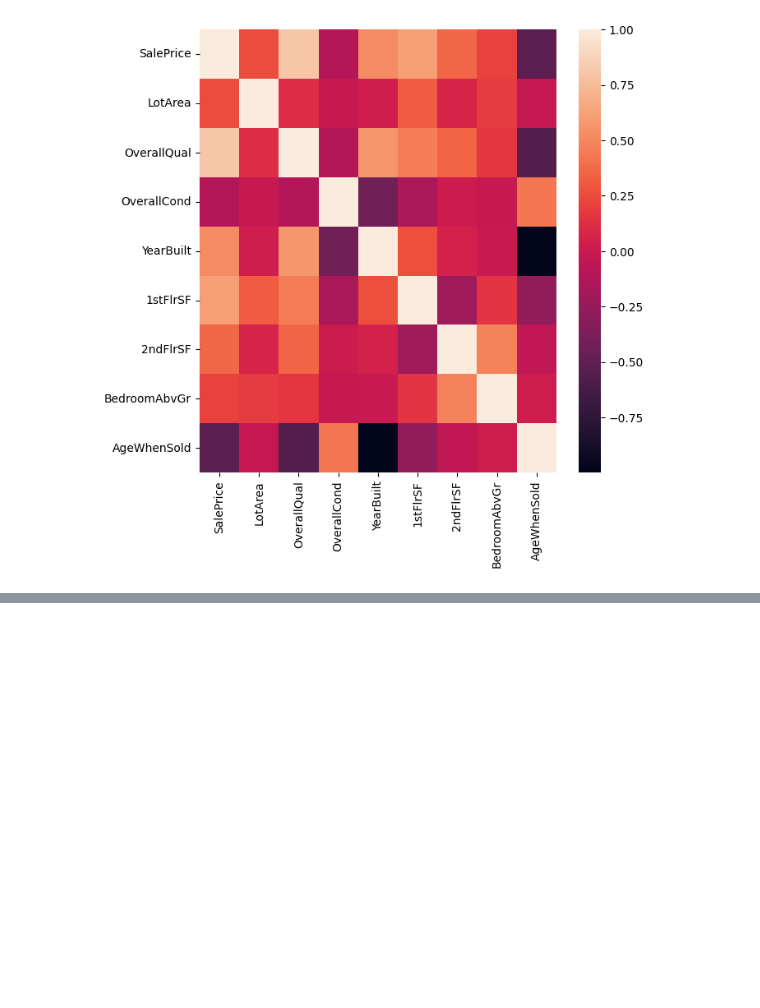
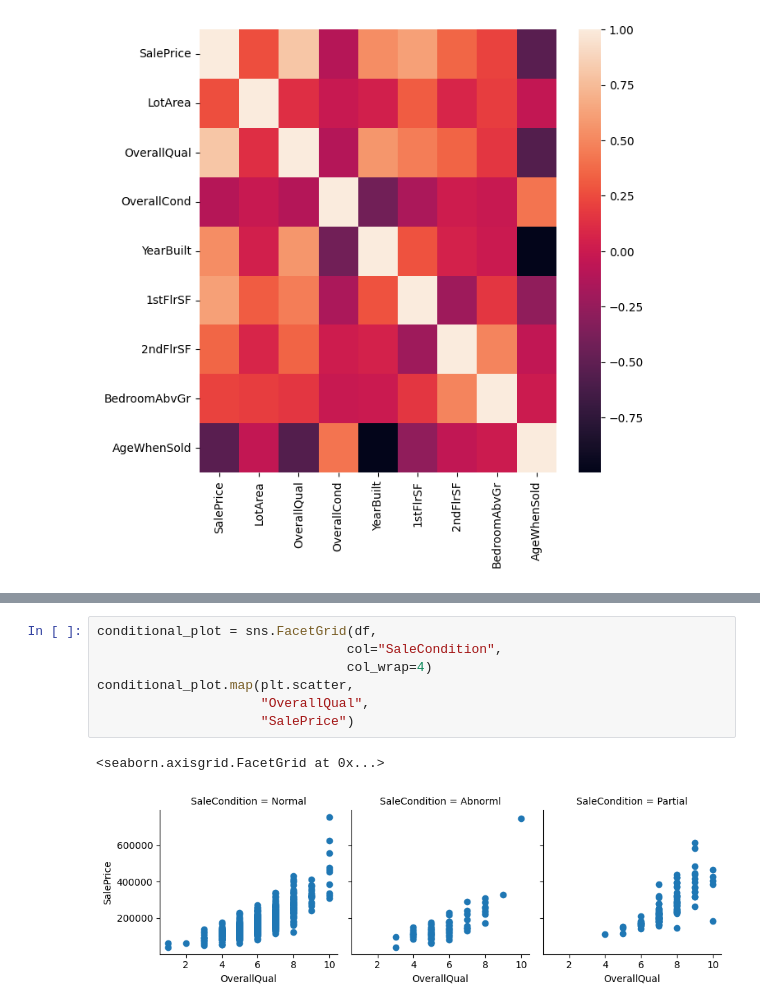
Before and after one commit to krzysztof-siedlecki/House_data, a Jupyter notebook: Housing_data.ipynb, the cells around one changed output, grey strips where cells are left out. Drawn from its saved outputs; the diff is of its cells as text; blank space fills up the shorter version.

```diff
--- a/Housing_data.ipynb
+++ b/Housing_data.ipynb
@@ -261,0 +295,10 @@ sns.heatmap(correlations,
+# %%
+conditional_plot = sns.FacetGrid(df,
+                                col="SaleCondition",
+                                col_wrap=4)
+conditional_plot.map(plt.scatter,
+                     "OverallQual",
+                     "SalePrice")
+# %% [output]
+<seaborn.axisgrid.FacetGrid at 0x...>
+[figure, added]
```
Also changed, not shown: parts of 9 cells of this notebook.
